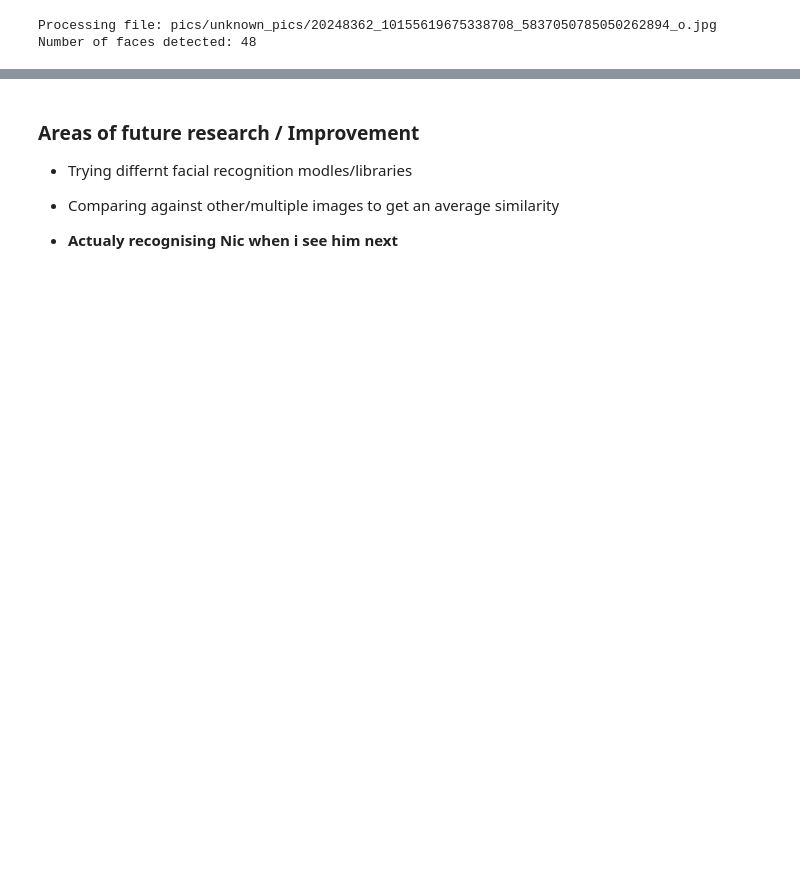
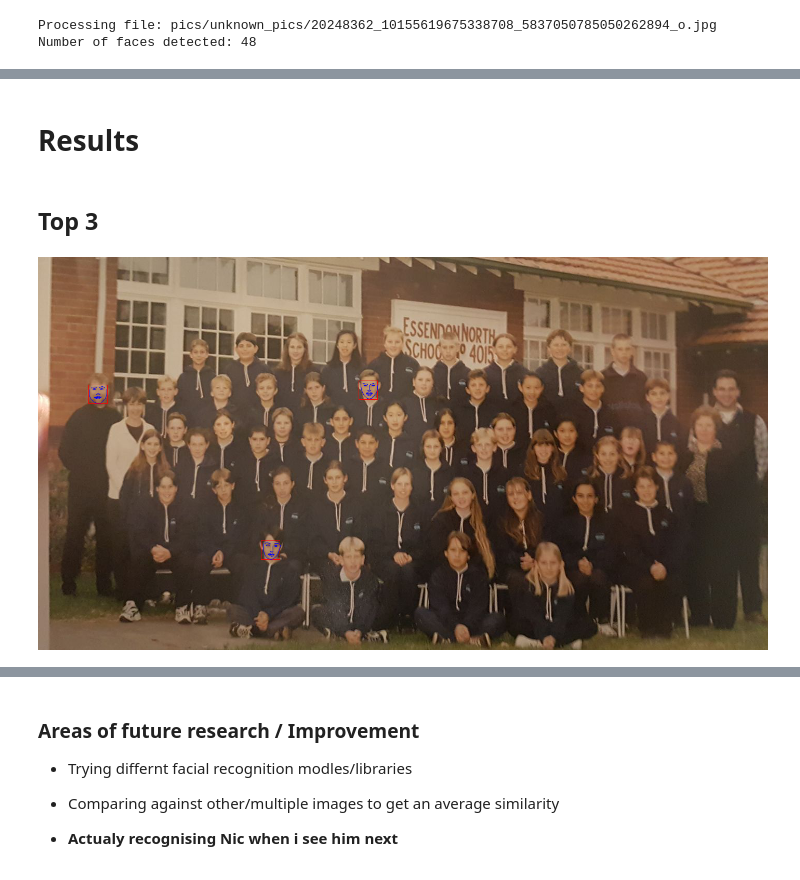
Before and after one commit to Jamesmaine/who_is_nic, a Jupyter notebook: nic.ipynb, the cells around one changed output, grey strips where cells are left out. Drawn from its saved outputs; the diff is of its cells as text; code cells hidden in the pictures; blank space fills up the shorter version.

```diff
--- a/nic.ipynb
+++ b/nic.ipynb
@@ -141,0 +142,12 @@ The new NIC is person 30 located at [(629, 494) (665, 530)] with a similarity of
+# %% [markdown]
+# Results
+# %% [markdown]
+## Top 3
+# %%
+win.clear_overlay()
+for i in sorted(all_faces, key=lambda x: x[2],reverse=True)[0:3]:
+    win.add_overlay(i[1])
+    win.add_overlay(i[3])
+Image('pics/for_gist/top_3.png')
+# %% [output]
+[figure, added]
```
Also changed, not shown: parts of 15 cells of this notebook, 2 other files.
